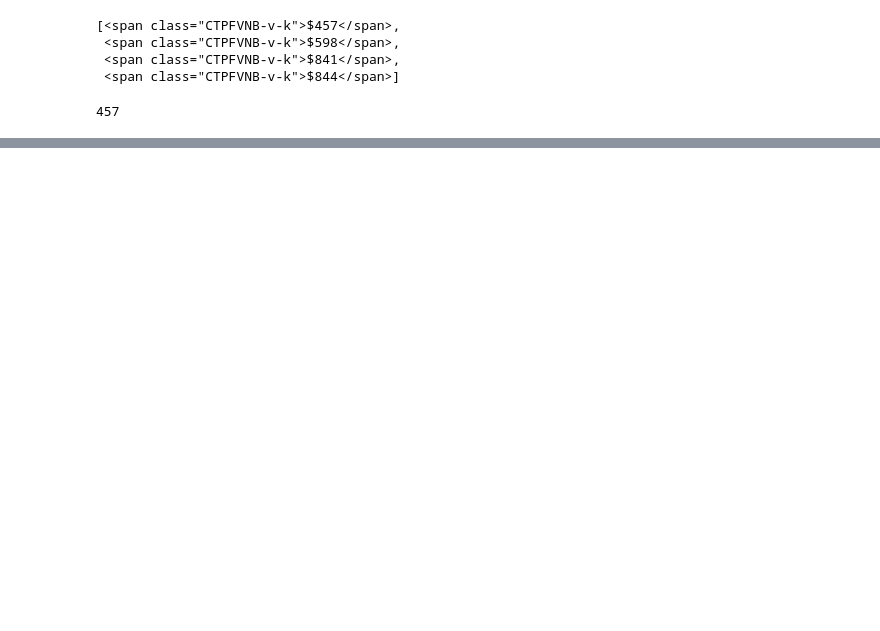
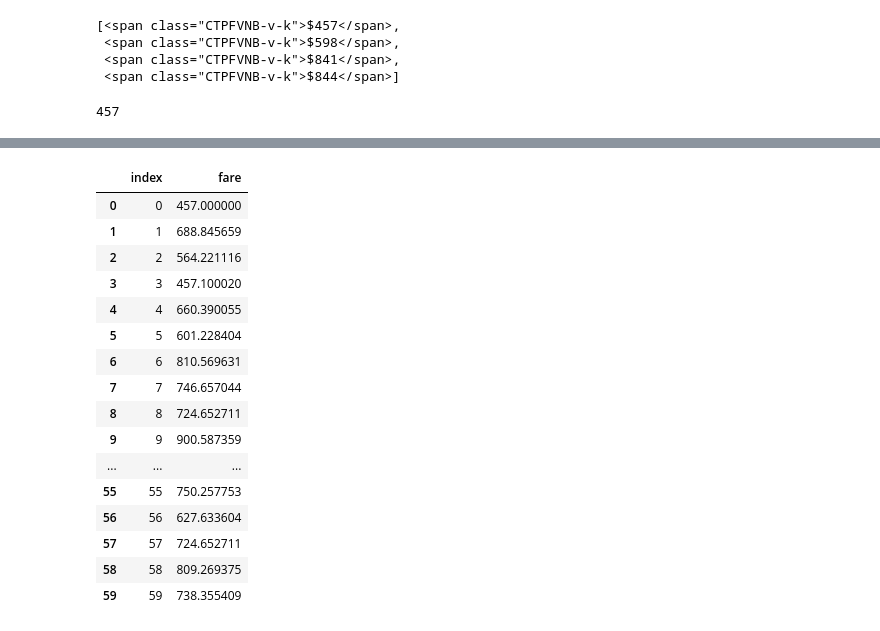
Before and after one commit to palanceli/Python-Machine-Learning-Blueprints, a Jupyter notebook: Chapter 03/Python Machine Learning Blueprints - Ch 3.ipynb, the cells around one changed output, grey strips where cells are left out. Cells and saved outputs as stored; diff of their text form; code cells hidden in the pictures; blank space fills up the shorter version.

```diff
--- a/Chapter 03/Python Machine Learning Blueprints - Ch 3.ipynb
+++ b/Chapter 03/Python Machine Learning Blueprints - Ch 3.ipynb
@@ -99,5 +99,5 @@ pph
 # %%
-# cities = s.findAll('div', 'FTWFGDB-w-o')
-cities = s.findAll('span', 'CTPFVNB-v-c')
+cities = s.findAll('div', 'CTPFVNB-w-o')
+# cities = s.findAll('span', 'CTPFVNB-v-c')
 cities
 # %% [output]
@@ -110,6 +112,7 @@ len(cities)
 # %%
-hlist=[]
+hlist=[] # 得到城市0柱状图中的所有价格
 for bar in cities[0]\
-    .findAll('div', 'FTWFGDB-w-x'):
+    .findAll('div', 'CTPFVNB-w-x'):
     hlist.append(float(bar['style']\
                        .split('height: ')[1].replace('px;',''))*pph)
+hlist
@@ -132,4 +189,23 @@ from sklearn.preprocessing import StandardScaler
 # %%
 px = [x for x in fares['price']]
 ff = pd.DataFrame(px, columns=['fare']).reset_index()
+ff
+# %% [output]
+|  | index | fare |
+| 0 | 0 | 457.000000 |
+| 1 | 1 | 688.845659 |
+| 2 | 2 | 564.221116 |
+| 3 | 3 | 457.100020 |
+| 4 | 4 | 660.390055 |
+| 5 | 5 | 601.228404 |
+| 6 | 6 | 810.569631 |
+| 7 | 7 | 746.657044 |
+| 8 | 8 | 724.652711 |
+| 9 | 9 | 900.587359 |
+| ... | ... | ... |
+| 55 | 55 | 750.257753 |
+| 56 | 56 | 627.633604 |
+| 57 | 57 | 724.652711 |
+| 58 | 58 | 809.269375 |
+| 59 | 59 | 738.355409 |
 # %%
```
Also changed, not shown: parts of 18 cells of this notebook, 1 other file.
